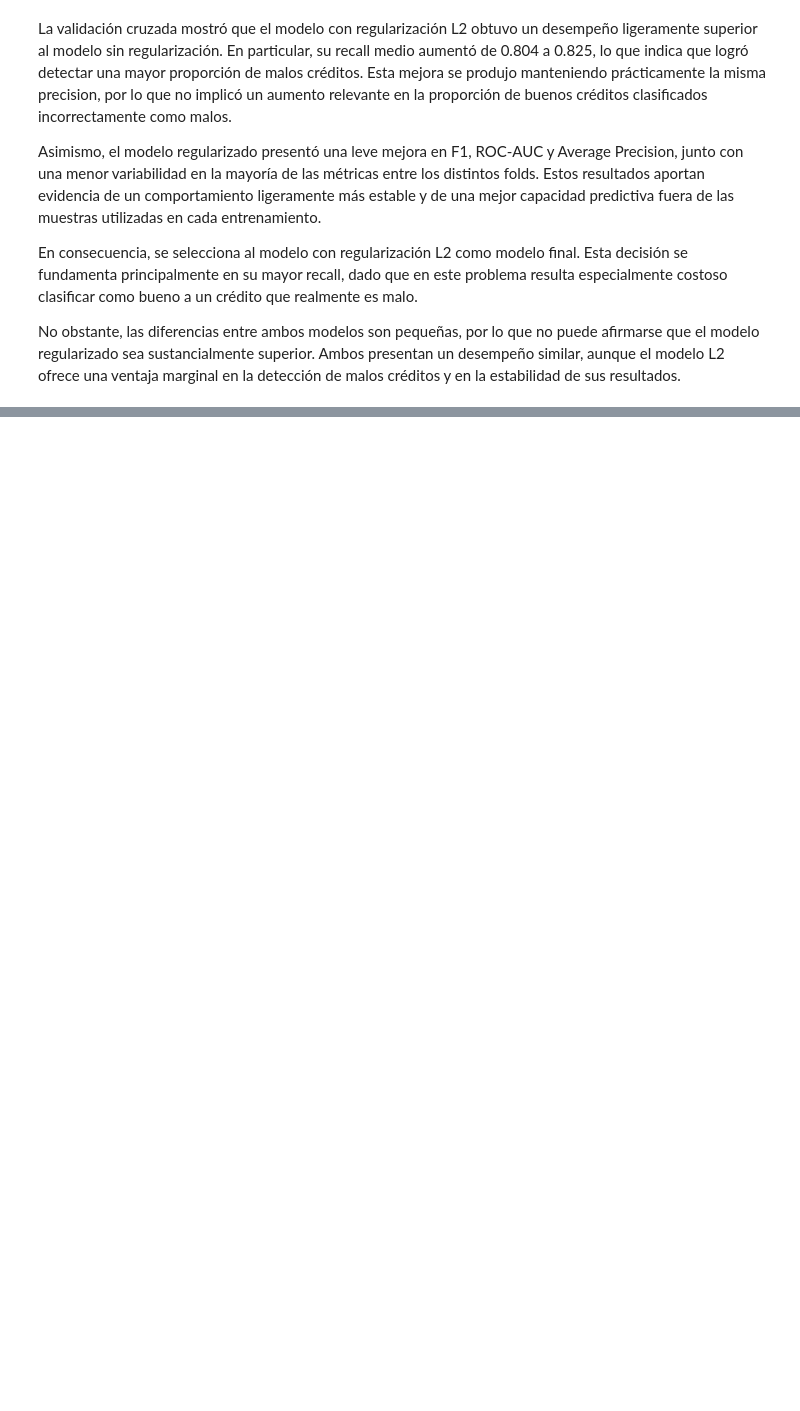
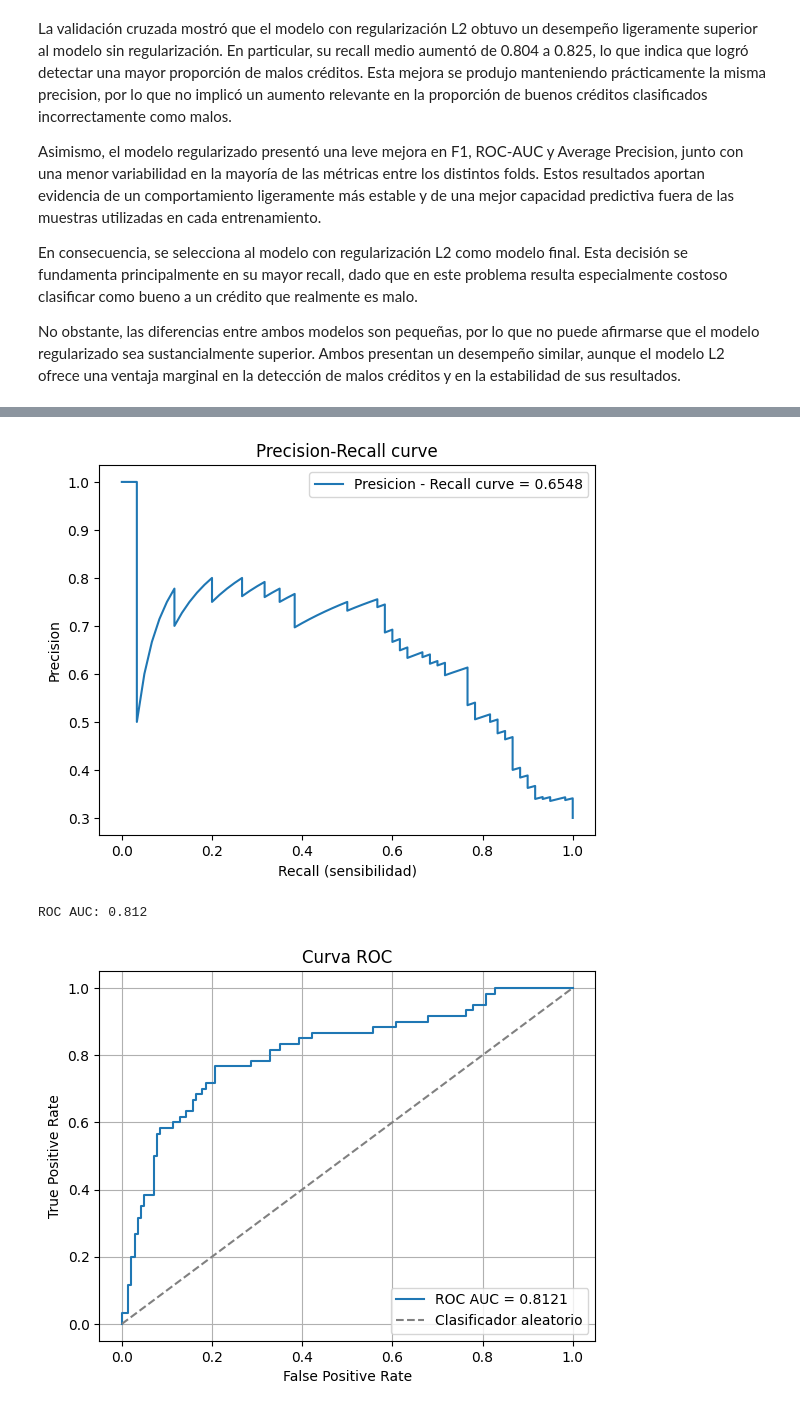
Before and after one commit to camigonzalez-hub/Credit-Risk-Machine-Learning, a Jupyter notebook: Implementacion.ipynb, the cells around one changed output, grey strips where cells are left out. Saved outputs shown, nothing was run; the diff lists cells and outputs as text; code cells hidden in the pictures; blank space fills up the shorter version.

```diff
--- a/Implementacion.ipynb
+++ b/Implementacion.ipynb
@@ -445,0 +451,29 @@ No obstante, las diferencias entre ambos modelos son pequeñas, por lo que no pu
+# %%
+metricas = {
+    "roc_auc": "roc_auc",
+    "recall": "recall",
+    "precision": "precision",
+    "f1": "f1",
+    "average_precision": "average_precision"
+}
+
+param_grid = {"modelo__C" : [0.01, 0.06, 0.07 ,0.08, 0.1, 0.2, 0.3, 0.5, 0.7, 0.8, 0.9, 1,1.5, 2,2.5, 3, 4 , 5, 6, 7, 8]}
+
+cv = StratifiedKFold( n_splits=5, shuffle=True, random_state=42)
+
+grid_search = GridSearchCV(
+    estimator=pipeline2,
+    param_grid=param_grid,
+    scoring=metricas,
+    refit="average_precision",
+    cv=cv,
+    n_jobs=-1,
+    return_train_score=True,
+    verbose=1
+)
+
+grid_search.fit(X_train, y_train)
+
+print(f"Mejor valor de C: {grid_search.best_params_}")
+
+print(f"Mejor average_precision promedio en validación cruzada: {grid_search.best_score_}")
@@ -445,0 +531,11 @@ No obstante, las diferencias entre ambos modelos son pequeñas, por lo que no pu
+# %%
+mejor_pipeline = grid_search.best_estimator_
+mejor_pr = CurvaPR(mejor_pipeline,X_test,y_test)
+mejor_pr.crear_curva()
+
+mejor_roc = CurvaRoc(mejor_pipeline,X_test,y_test)
+mejor_roc.crear_curva()
+# %% [output]
+[figure, added]
+ROC AUC: 0.812
+[figure, added]
```
Also changed, not shown: parts of 15 cells of this notebook, 1 other file.
